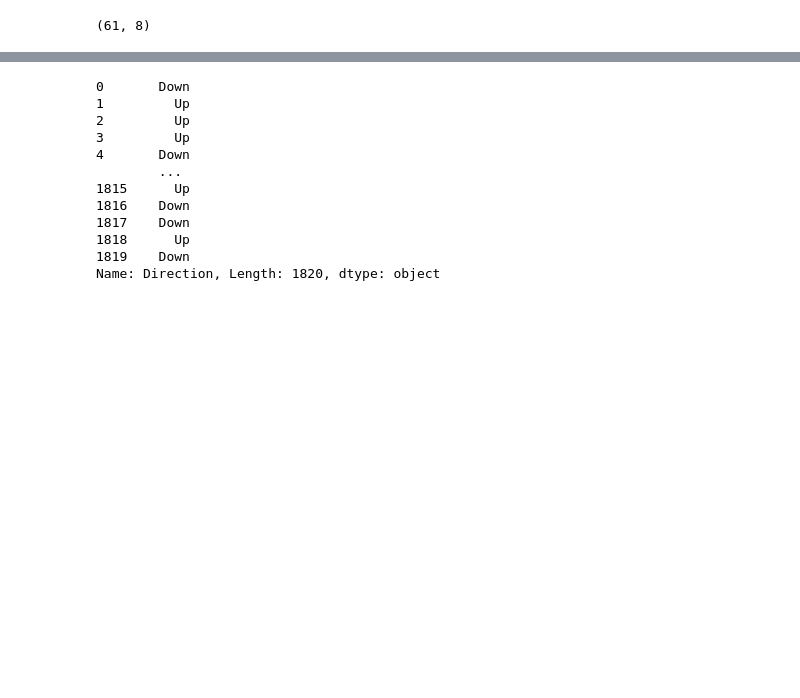
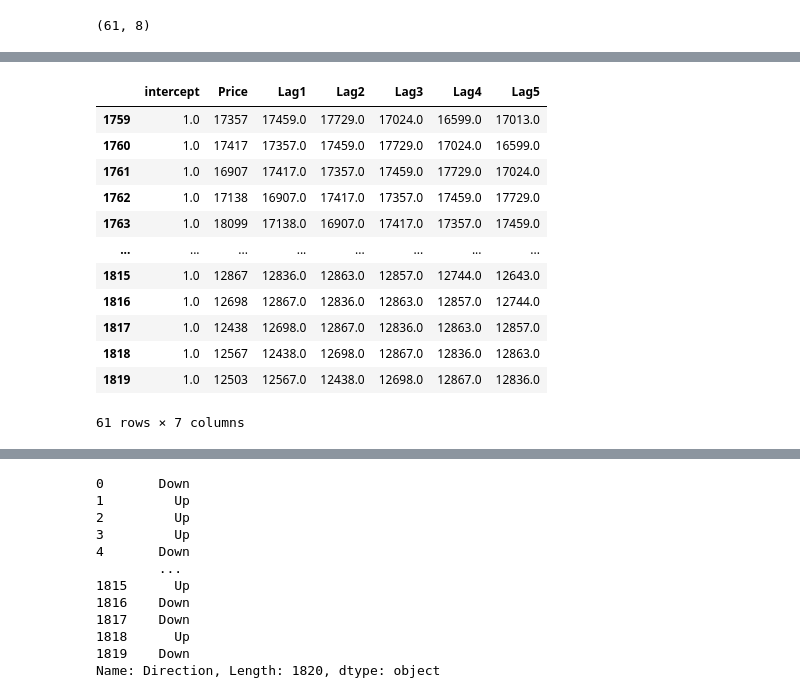
Before and after one commit to SaraPetre/prediction_with_AI, a Jupyter notebook: src/LAG/crypto_AI.ipynb, the cells around one changed output, grey strips where cells are left out. Drawn from its saved outputs; the diff is of its cells as text; code cells hidden in the pictures; blank space fills up the shorter version.

```diff
--- a/src/LAG/crypto_AI.ipynb
+++ b/src/LAG/crypto_AI.ipynb
@@ -471,0 +493,16 @@ labels (recall y_test is binary).
+# %%
+X_test
+# %% [output]
+|  | intercept | Price | Lag1 | Lag2 | Lag3 | Lag4 | Lag5 |
+| 1759 | 1.0 | 17357 | 17459.0 | 17729.0 | 17024.0 | 16599.0 | 17013.0 |
+| 1760 | 1.0 | 17417 | 17357.0 | 17459.0 | 17729.0 | 17024.0 | 16599.0 |
+| 1761 | 1.0 | 16907 | 17417.0 | 17357.0 | 17459.0 | 17729.0 | 17024.0 |
+| 1762 | 1.0 | 17138 | 16907.0 | 17417.0 | 17357.0 | 17459.0 | 17729.0 |
+| 1763 | 1.0 | 18099 | 17138.0 | 16907.0 | 17417.0 | 17357.0 | 17459.0 |
+| ... | ... | ... | ... | ... | ... | ... | ... |
+| 1815 | 1.0 | 12867 | 12836.0 | 12863.0 | 12857.0 | 12744.0 | 12643.0 |
+| 1816 | 1.0 | 12698 | 12867.0 | 12836.0 | 12863.0 | 12857.0 | 12744.0 |
+| 1817 | 1.0 | 12438 | 12698.0 | 12867.0 | 12836.0 | 12863.0 | 12857.0 |
+| 1818 | 1.0 | 12567 | 12438.0 | 12698.0 | 12867.0 | 12836.0 | 12863.0 |
+| 1819 | 1.0 | 12503 | 12567.0 | 12438.0 | 12698.0 | 12867.0 | 12836.0 |
+61 rows × 7 columns
```
Also changed, not shown: parts of 25 cells of this notebook.
